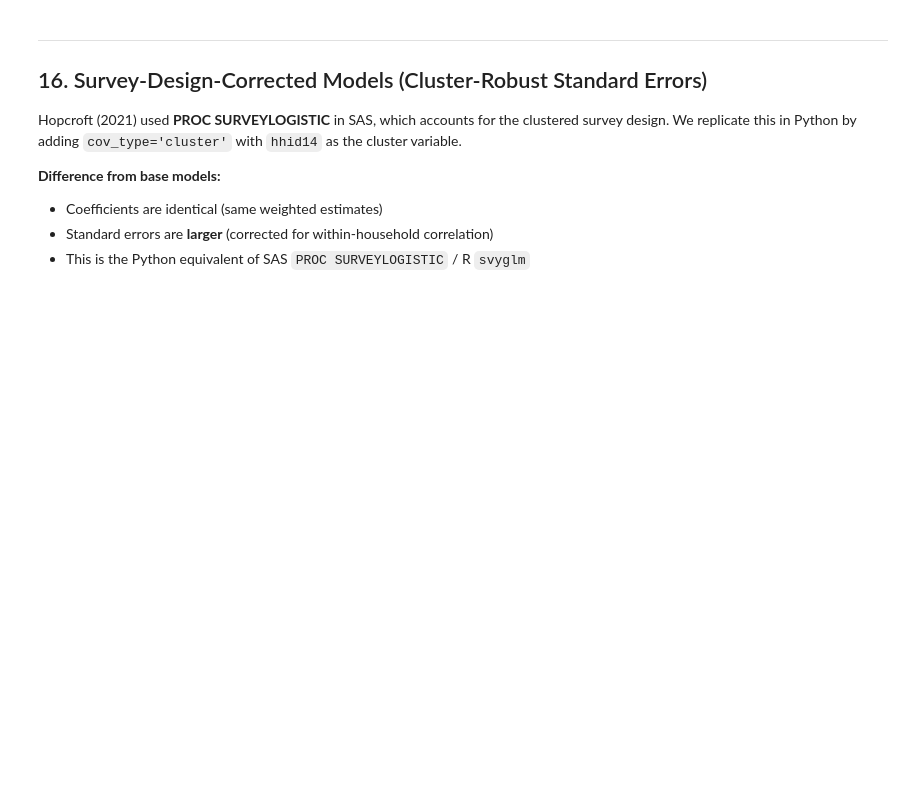
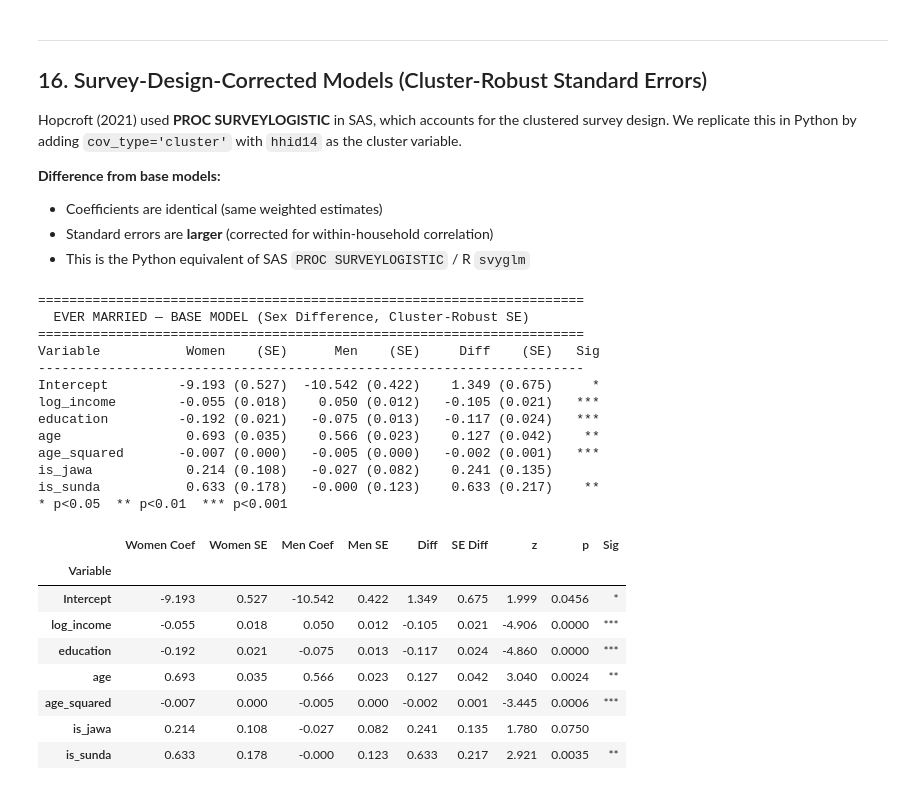
Before and after one commit to Poor1ST/ifls, a Jupyter notebook: process_fix_weighted.ipynb, the cells around one changed output. Cells and saved outputs as stored; diff of their text form; code cells hidden in the pictures; blank space fills up the shorter version.

```diff
--- a/process_fix_weighted.ipynb
+++ b/process_fix_weighted.ipynb
@@ -810,0 +886,26 @@ We replicate this in Python by adding `cov_type='cluster'` with `hhid14` as the
+# %%
+diff_table(mc1b_f, ccols1b_f, mc1b_m, ccols1b_m,
+           "EVER MARRIED — BASE MODEL (Sex Difference, Cluster-Robust SE)")
+# %% [output]
+======================================================================
+  EVER MARRIED — BASE MODEL (Sex Difference, Cluster-Robust SE)
+======================================================================
+Variable           Women    (SE)      Men    (SE)     Diff    (SE)   Sig
+----------------------------------------------------------------------
+Intercept         -9.193 (0.527)  -10.542 (0.422)    1.349 (0.675)     *
+log_income        -0.055 (0.018)    0.050 (0.012)   -0.105 (0.021)   ***
+education         -0.192 (0.021)   -0.075 (0.013)   -0.117 (0.024)   ***
+age                0.693 (0.035)    0.566 (0.023)    0.127 (0.042)    **
+age_squared       -0.007 (0.000)   -0.005 (0.000)   -0.002 (0.001)   ***
+is_jawa            0.214 (0.108)   -0.027 (0.082)    0.241 (0.135)
+is_sunda           0.633 (0.178)   -0.000 (0.123)    0.633 (0.217)    **
+* p<0.05  ** p<0.01  *** p<0.001
+|  | Women Coef | Women SE | Men Coef | Men SE | Diff | SE Diff | z | p | Sig |
+| Variable |  |  |  |  |  |  |  |  |  |
+| Intercept | -9.193 | 0.527 | -10.542 | 0.422 | 1.349 | 0.675 | 1.999 | 0.0456 | * |
+| log_income | -0.055 | 0.018 | 0.050 | 0.012 | -0.105 | 0.021 | -4.906 | 0.0000 | *** |
+| education | -0.192 | 0.021 | -0.075 | 0.013 | -0.117 | 0.024 | -4.860 | 0.0000 | *** |
+| age | 0.693 | 0.035 | 0.566 | 0.023 | 0.127 | 0.042 | 3.040 | 0.0024 | ** |
+| age_squared | -0.007 | 0.000 | -0.005 | 0.000 | -0.002 | 0.001 | -3.445 | 0.0006 | *** |
+| is_jawa | 0.214 | 0.108 | -0.027 | 0.082 | 0.241 | 0.135 | 1.780 | 0.0750 |  |
+| is_sunda | 0.633 | 0.178 | -0.000 | 0.123 | 0.633 | 0.217 | 2.921 | 0.0035 | ** |
```
Also changed, not shown: parts of 42 cells of this notebook, 38 other files.
